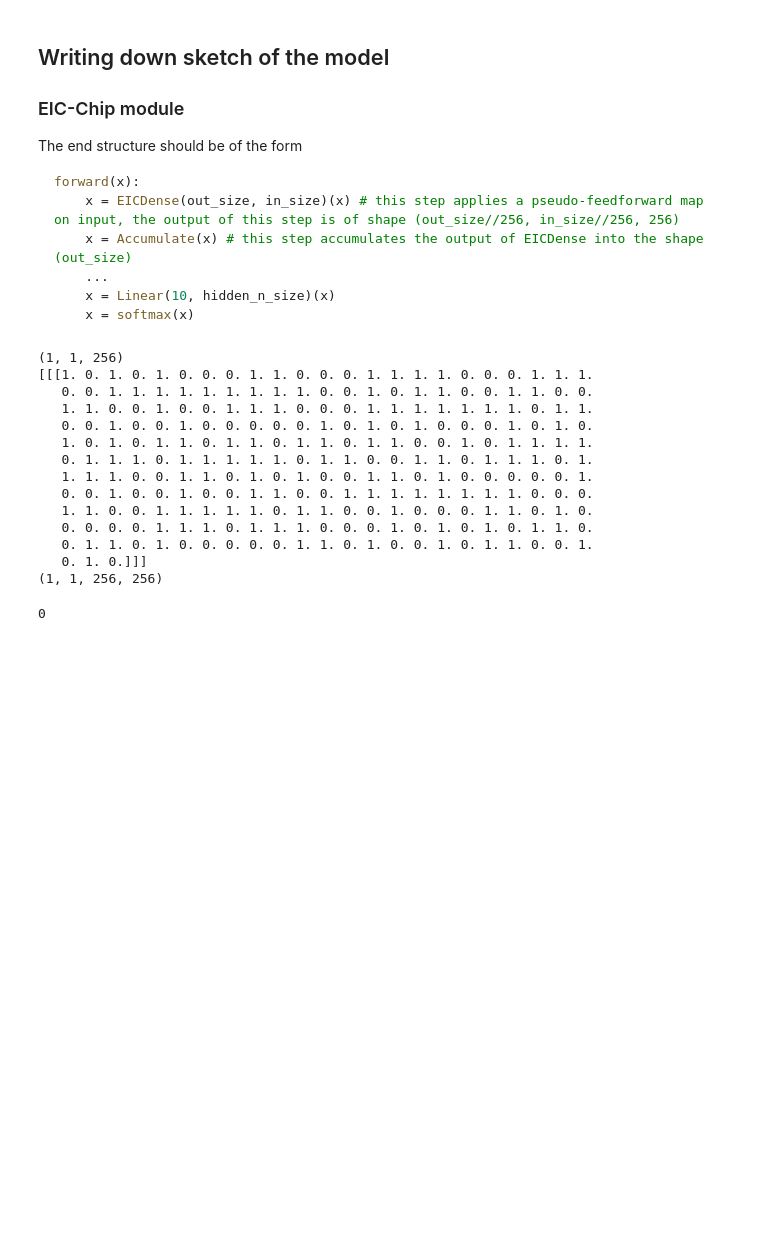
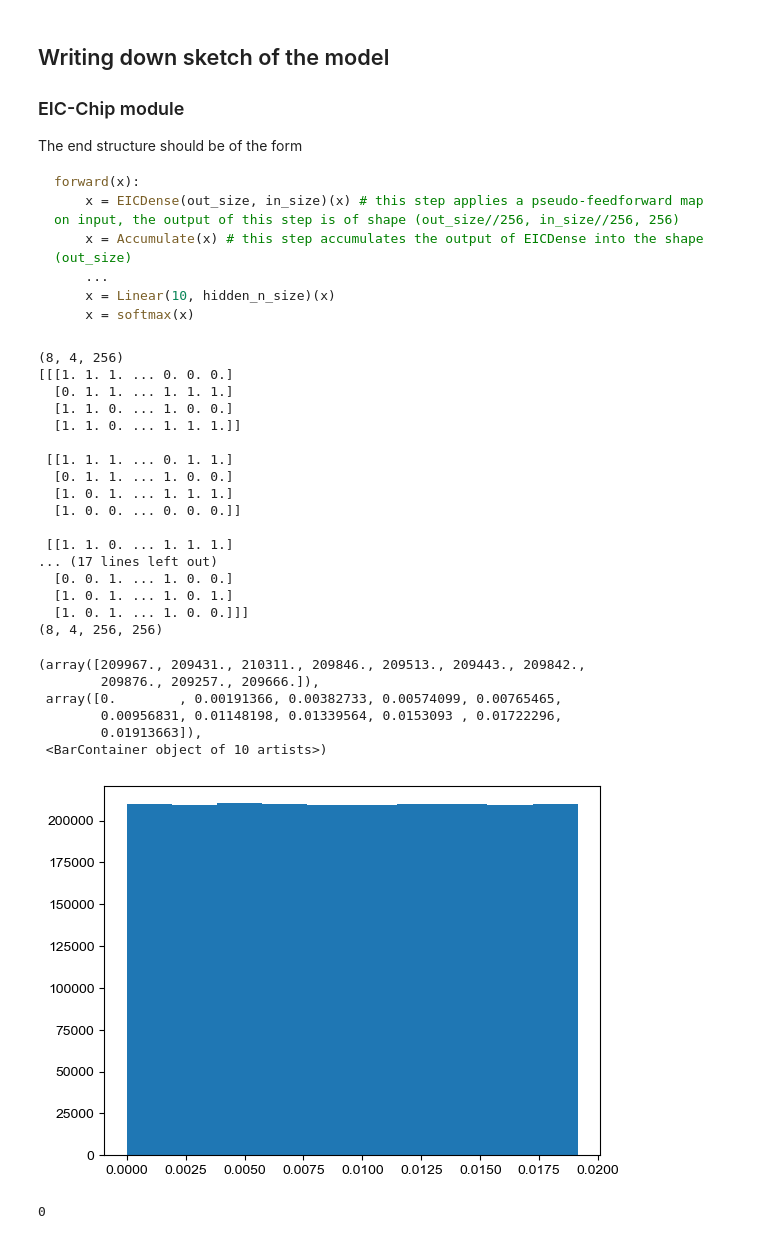
Before and after one commit to Integrated-Systems-Neuroengineering/scrramble, a Jupyter notebook: Notebooks/core_architecture_notebook.ipynb, the cells around one changed output. Drawn from its saved outputs; the diff is of its cells as text; code cells hidden in the pictures; blank space fills up the shorter version.

```diff
--- a/Notebooks/core_architecture_notebook.ipynb
+++ b/Notebooks/core_architecture_notebook.ipynb
@@ -431,19 +431,25 @@ class EICDense(nn.Module):
         self.num_cores = self.out_blocks * self.in_blocks # number of cores required
         self.W = self.param(
             "weights",
-            nn.initializers.xavier_normal(),
+            lambda key, shape: jnp.abs(nn.initializers.xavier_uniform()(key, shape)),
             (self.out_blocks, self.in_blocks, 256, 256)
         )
 
-        # if the activation is None, simply use sigmoid
+        # if the activation is None, simply return linear map
         if self.activation is None:
-            self.activation = self.sigmoid_fn
+            self.activation = self.linear_map(x, threshold = self.threshold, noise_sd = self.noise_sd, key = self.key)
 
     def sigmoid_fn(self, x, threshold = 0.0, noise_sd = 0.1, key = jax.random.key(0)):
         """
         Simple sigmoid.
         """
         return jax.nn.sigmoid(x)
+
+    def linear_map(self, x, threshold = 0.0, noise_sd = 0.1, key = jax.random.key(0)):
+        """
+        Linear map
+        """
+        return x
 
     def __call__(self, x):
         """
@@ -458,55 +464,71 @@ class EICDense(nn.Module):
         assert x.shape == (self.in_size,), "Input shape is incorrect"
 
         x_reshaped = x.reshape(self.in_blocks, 256) # organize x into blocks of 256
-        y = jnp.einsum("ijkl,jl->ijk", self.W, x_reshaped)
+
+        # make sure that the weights are positive
+        W_pos= jnp.square(self.W)
+
+        y = jnp.einsum("ijkl,jl->ijk", W_pos, x_reshaped)
 
         key, split_key = jax.random.split(self.key)
-        y = self.activation(y, threshold = self.threshold, noise_sd = self.noise_sd, key = split_key)
+        y = activation(y, threshold = self.threshold, noise_sd = self.noise_sd, key = split_key)
 
         return y
 
 # Testing the EIC module
 # example parameters
 key = jax.random.PRNGKey(0)
-input_size = 256
-output_size = 10
+input_size = 1024
+output_size = 2048
 threshold = 0.0
 noise_sd = 0.1
 activation = custom_binary_gradient
 
 # Input
 x = jax.random.normal(key, (input_size,))
 
 eic = EICDense(
     in_size = input_size,
     out_size = output_size,
     threshold = threshold,
     noise_sd = noise_sd,
     key = key,
     activation = activation
 )
 
 # initialize the params
 params = eic.init(key, x)
 y = eic.apply(params, x)
 print(y.shape)
 print(y)
 print(params['params']['weights'].shape)
+ww = params['params']['weights'].reshape(-1,)
+plt.hist(ww, bins = 10)
 # %% [output]
-(1, 1, 256)
-[[[1. 0. 1. 0. 1. 0. 0. 0. 1. 1. 0. 0. 0. 1. 1. 1. 1. 0. 0. 0. 1. 1. 1.
-   0. 0. 1. 1. 1. 1. 1. 1. 1. 1. 1. 0. 0. 1. 0. 1. 1. 0. 0. 1. 1. 0. 0.
-   1. 1. 0. 0. 1. 0. 0. 1. 1. 1. 0. 0. 0. 1. 1. 1. 1. 1. 1. 1. 0. 1. 1.
-   0. 0. 1. 0. 0. 1. 0. 0. 0. 0. 0. 1. 0. 1. 0. 1. 0. 0. 0. 1. 0. 1. 0.
-   1. 0. 1. 0. 1. 1. 0. 1. 1. 0. 1. 1. 0. 1. 1. 0. 0. 1. 0. 1. 1. 1. 1.
-   0. 1. 1. 1. 0. 1. 1. 1. 1. 1. 0. 1. 1. 0. 0. 1. 1. 0. 1. 1. 1. 0. 1.
-   1. 1. 1. 0. 0. 1. 1. 0. 1. 0. 1. 0. 0. 1. 1. 0. 1. 0. 0. 0. 0. 0. 1.
-   0. 0. 1. 0. 0. 1. 0. 0. 1. 1. 0. 0. 1. 1. 1. 1. 1. 1. 1. 1. 0. 0. 0.
-   1. 1. 0. 0. 1. 1. 1. 1. 1. 0. 1. 1. 0. 0. 1. 0. 0. 0. 1. 1. 0. 1. 0.
-   0. 0. 0. 0. 1. 1. 1. 0. 1. 1. 1. 0. 0. 0. 1. 0. 1. 0. 1. 0. 1. 1. 0.
-   0. 1. 1. 0. 1. 0. 0. 0. 0. 0. 1. 1. 0. 1. 0. 0. 1. 0. 1. 1. 0. 0. 1.
-   0. 1. 0.]]]
-(1, 1, 256, 256)
+(8, 4, 256)
+[[[1. 1. 1. ... 0. 0. 0.]
+  [0. 1. 1. ... 1. 1. 1.]
+  [1. 1. 0. ... 1. 0. 0.]
+  [1. 1. 0. ... 1. 1. 1.]]
+
+ [[1. 1. 1. ... 0. 1. 1.]
+  [0. 1. 1. ... 1. 0. 0.]
+  [1. 0. 1. ... 1. 1. 1.]
+  [1. 0. 0. ... 0. 0. 0.]]
+
+ [[1. 1. 0. ... 1. 1. 1.]
+... (17 lines left out)
+  [0. 0. 1. ... 1. 0. 0.]
+  [1. 0. 1. ... 1. 0. 1.]
+  [1. 0. 1. ... 1. 0. 0.]]]
+(8, 4, 256, 256)
+(array([209967., 209431., 210311., 209846., 209513., 209443., 209842.,
+        209876., 209257., 209666.]),
+ array([0.        , 0.00191366, 0.00382733, 0.00574099, 0.00765465,
+        0.00956831, 0.01148198, 0.01339564, 0.0153093 , 0.01722296,
+        0.01913663]),
+ <BarContainer object of 10 artists>)
+[figure, added]
 # %%
 10//256
 # %% [output]
```
Also changed, not shown: parts of 13 cells of this notebook, 8 other files.
